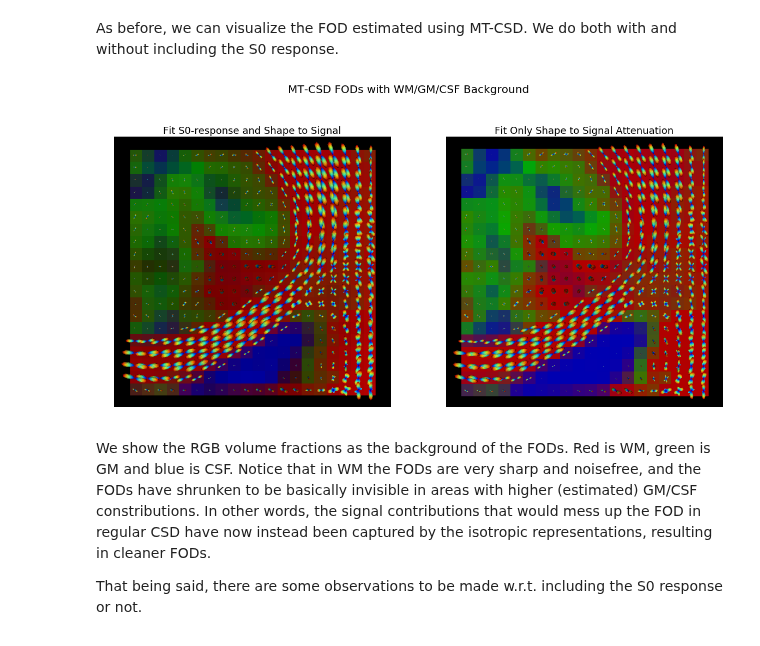
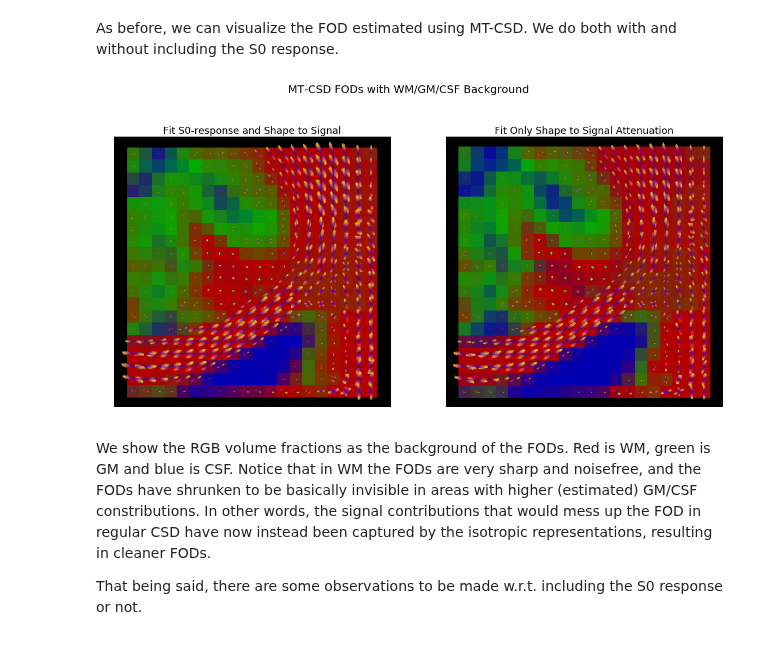
Before and after one commit to AthenaEPI/dmipy, a Jupyter notebook: examples/example_multi_tissue_constrained_spherical_deconvolution.ipynb, the cells around one changed output. Cells and saved outputs as stored; diff of their text form; code cells hidden in the pictures.

```diff
--- a/examples/example_multi_tissue_constrained_spherical_deconvolution.ipynb
+++ b/examples/example_multi_tissue_constrained_spherical_deconvolution.ipynb
@@ -35,9 +35,10 @@ To estimate the white matter response function, we can modularly choose any avai
 In the following commands we generate the three response functions, and change some of the default dhollander16 parameters to account for that we're only fitting a single slice instead of a whole brain:
 # %%
 from dmipy.tissue_response.three_tissue_response import three_tissue_response_dhollander16
-wm, gm, csf, selection_map = three_tissue_response_dhollander16(
+S0_tissue_responses, tissue_response_models, selection_map = three_tissue_response_dhollander16(
     scheme_hcp, data_hcp, wm_algorithm='tournier13',
     wm_N_candidate_voxels=150, gm_perc=0.2, csf_perc=0.4)
-tissue_responses = [wm, gm, csf]
+TR2_wm, TR1_gm, TR1_csf = tissue_response_models
+S0_wm, S0_gm, S0_csf = S0_tissue_responses
 # %% [output]
 Tournier13 white matter response iteration 1
@@ -91,7 +98,9 @@ Note that tissue reponse models can only produce signals at the b-values (or oth
 from dmipy.core.modeling_framework import MultiCompartmentSphericalHarmonicsModel
 from IPython.display import Image
 
-mt_csd_mod = MultiCompartmentSphericalHarmonicsModel(tissue_responses)
+mt_csd_mod = MultiCompartmentSphericalHarmonicsModel(
+    models=tissue_response_models,
+    S0_tissue_responses=S0_tissue_responses)
 mt_csd_mod.visualize_model_setup(view=False, cleanup=False)
 Image('Model Setup.png')
 # %% [output]
@@ -158,45 +167,47 @@ Notice that the estimated volume fractions differ when including S0 response (le
 As before, we can visualize the FOD estimated using MT-CSD. We do both with and without including the S0 response.
 # %%
 from dipy.data import get_sphere
-from dipy.viz.actor import slicer
-from dipy.viz import fvtk
+from dipy.viz import window, actor
 import numpy as np
 import matplotlib.image as mpimg
 
-sphere = get_sphere(name='symmetric724')
+sphere = get_sphere(name='symmetric362')
 affine = np.eye(4)
-affine[0,3] = -10
-affine[1,3] = -10
 
 txts = ['Fit S0-response and Shape to Signal', 'Fit Only Shape to Signal Attenuation']
 
 fig, axs = plt.subplots(1, 2, figsize=[20, 10])
 axs = axs.ravel()
 fig.suptitle('MT-CSD FODs with WM/GM/CSF Background', fontsize=20)
 
 for i, (txt, vfs, fit) in enumerate(zip(txts, vfs_all, mt_csd_fits)):
-    fods = fit.fod(sphere.vertices)
+    fods = fit.fod(sphere.vertices)[70:90, :, 70:90]
 
     vfs2 = np.transpose(vfs, (2, 1, 0, 3))
-    ai_im = slicer(vfs2[70:90,0, 70:90, None, :],
+    ai_im = actor.slicer(vfs2[70:90,0, 70:90, None, :],
         interpolation='nearest', affine=affine, opacity=0.7)
 
-    ren = fvtk.ren()
-    fod_spheres = fvtk.sphere_funcs(fods[70:90,:, 70:90], sphere, scale=1., norm=False)
+    ren = window.Renderer()
+    fod_spheres = actor.odf_slicer(
+        fods, sphere=sphere, scale=0.9, norm=False)
+    fod_spheres.display_extent(
+        0, fods.shape[0] - 1,
+        0, fods.shape[1] - 1,
+        0, fods.shape[2] - 1)
     fod_spheres.RotateX(90)
     fod_spheres.RotateZ(180)
     fod_spheres.RotateY(180)
-    fvtk.add(ren, fod_spheres)
-    fvtk.add(ren, ai_im)
-    fvtk.record(ren=ren, size=[700, 700])
+    ren.add(fod_spheres)
+    ren.add(ai_im)
+    window.record(ren, size=[700, 700])
 
-    img = mpimg.imread('dipy.png')
+    img = mpimg.imread('fury.png')
 
     axs[i].imshow(img[100:-97, 100:-85])
     axs[i].set_title(txt, fontsize=18)
     axs[i].axis('off');
 # %% [output]
-[figure, old version]
+[figure, new version]
 # %% [markdown]
 We show the RGB volume fractions as the background of the FODs. Red is WM, green is GM and blue is CSF. Notice that in WM the FODs are very sharp and noisefree, and the FODs have shrunken to be basically invisible in areas with higher (estimated) GM/CSF constributions. In other words, the signal contributions that would mess up the FOD in regular CSD have now instead been captured by the isotropic representations, resulting in cleaner FODs.
 
```
Also changed, not shown: parts of 4 cells of this notebook, 18 other files.
